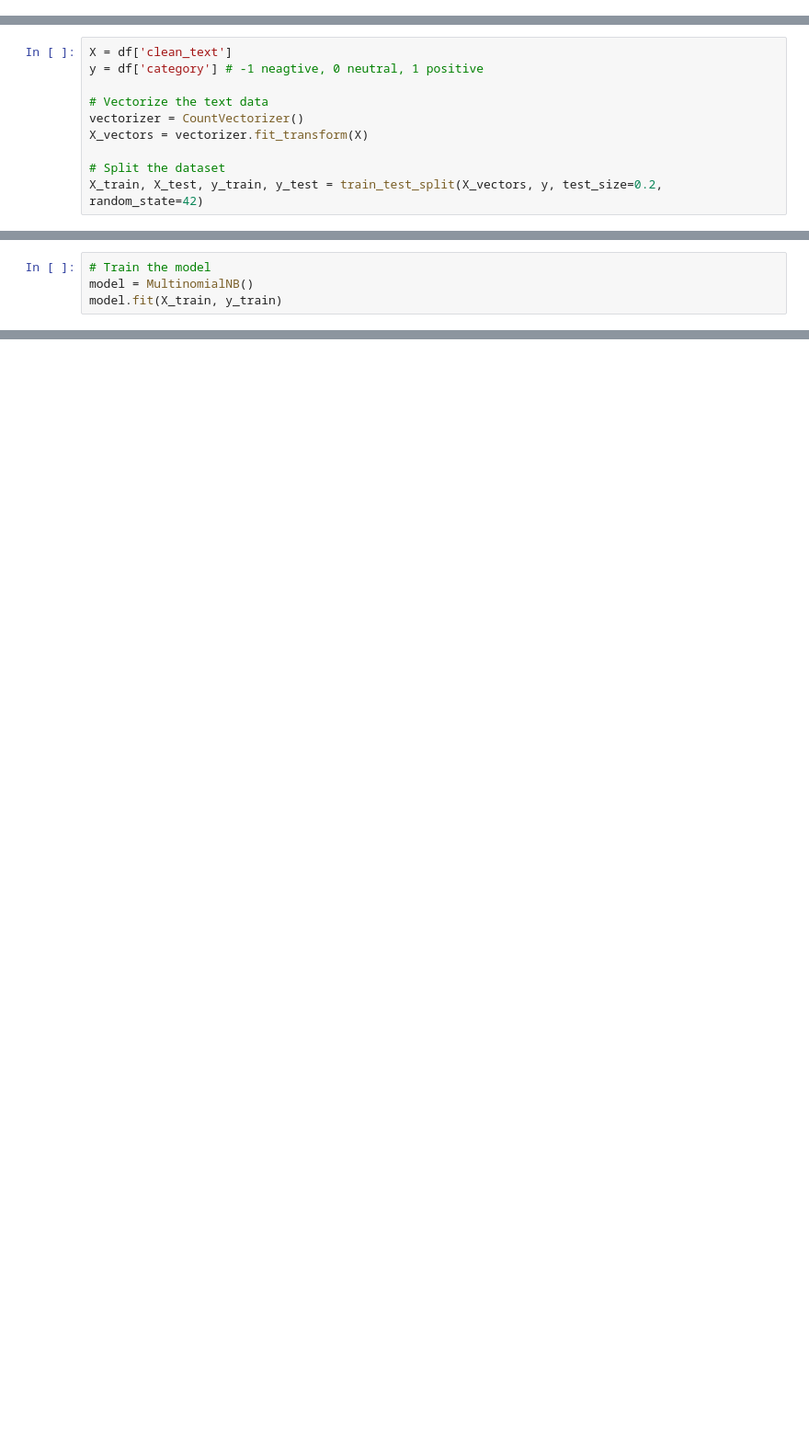
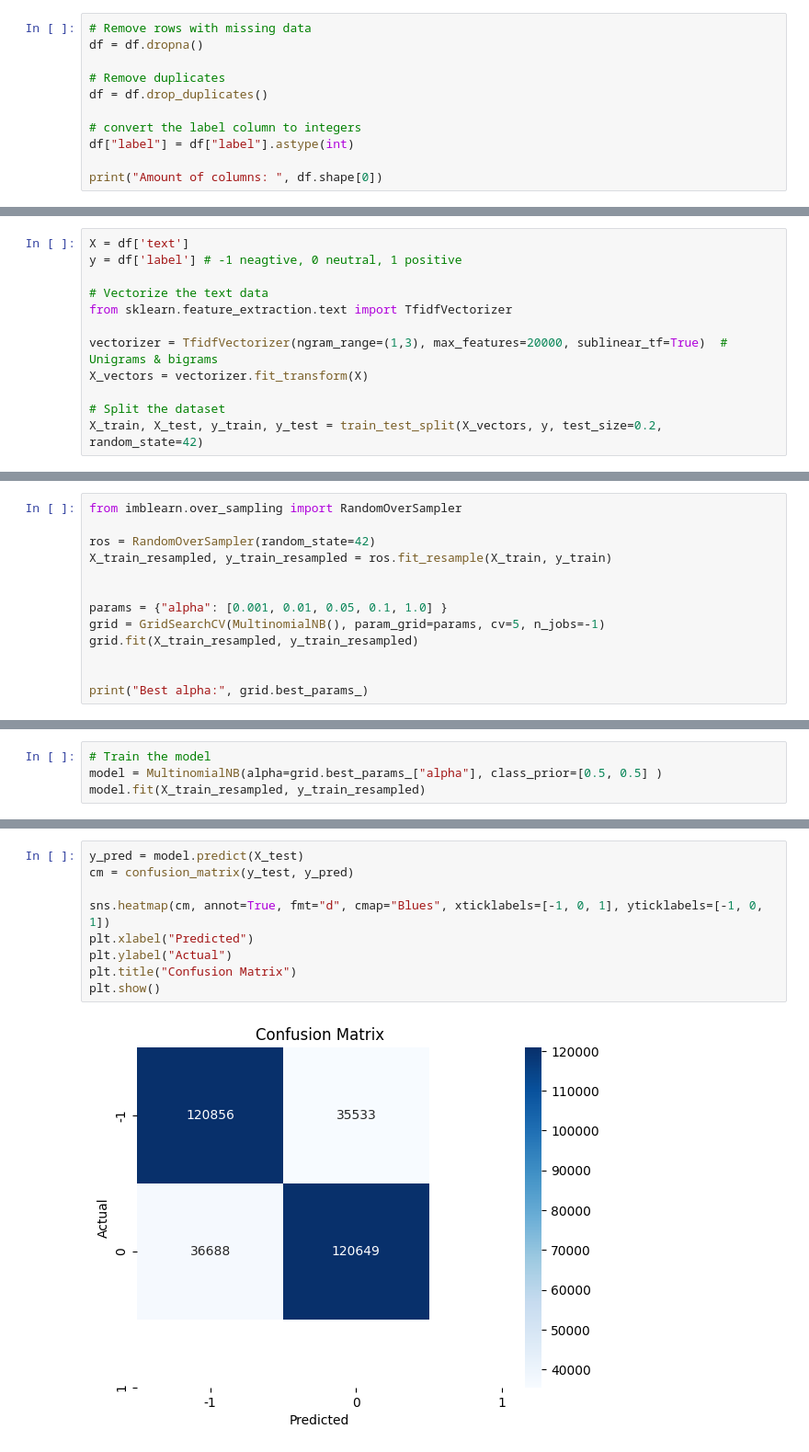
Before and after one commit to mjc136/DataScience, a Jupyter notebook: TwitterSentimentAnalysis/TwitterSentimentAnalysis.ipynb, the cells around one changed output, grey strips where cells are left out. Shown at 92% size. Cells and saved outputs as stored; diff of their text form; blank space fills up the shorter version.

```diff
--- a/TwitterSentimentAnalysis/TwitterSentimentAnalysis.ipynb
+++ b/TwitterSentimentAnalysis/TwitterSentimentAnalysis.ipynb
@@ -30,0 +45,11 @@ df = df.dropna()
+# %%
+# Remove rows with missing data
+df = df.dropna()
+
+# Remove duplicates
+df = df.drop_duplicates()
+
+# convert the label column to integers
+df["label"] = df["label"].astype(int)
+
+print("Amount of columns: ", df.shape[0])
@@ -31,9 +84,11 @@ df = df.dropna()
 # %%
-X = df['clean_text']
-y = df['category'] # -1 neagtive, 0 neutral, 1 positive
+X = df['text']
+y = df['label'] # -1 neagtive, 0 neutral, 1 positive
 
 # Vectorize the text data
-vectorizer = CountVectorizer()
+from sklearn.feature_extraction.text import TfidfVectorizer
+
+vectorizer = TfidfVectorizer(ngram_range=(1,3), max_features=20000, sublinear_tf=True)  # Unigrams & bigrams
 X_vectors = vectorizer.fit_transform(X)
 
 # Split the dataset
@@ -40,0 +98,13 @@ X_train, X_test, y_train, y_test = train_test_split(X_vectors, y, test_size=0.2,
+# %%
+from imblearn.over_sampling import RandomOverSampler
+
+ros = RandomOverSampler(random_state=42)
+X_train_resampled, y_train_resampled = ros.fit_resample(X_train, y_train)
+
+
+params = {"alpha": [0.001, 0.01, 0.05, 0.1, 1.0] }
+grid = GridSearchCV(MultinomialNB(), param_grid=params, cv=5, n_jobs=-1)
+grid.fit(X_train_resampled, y_train_resampled)
+
+
+print("Best alpha:", grid.best_params_)
@@ -41,5 +113,5 @@ X_train, X_test, y_train, y_test = train_test_split(X_vectors, y, test_size=0.2,
 # %%
 # Train the model
-model = MultinomialNB()
-model.fit(X_train, y_train)
+model = MultinomialNB(alpha=grid.best_params_["alpha"], class_prior=[0.5, 0.5] )
+model.fit(X_train_resampled, y_train_resampled)
 # %% [output]
@@ -50,3 +119,14 @@ y_pred = model.predict(X_test)
+# %%
+y_pred = model.predict(X_test)
+cm = confusion_matrix(y_test, y_pred)
+
+sns.heatmap(cm, annot=True, fmt="d", cmap="Blues", xticklabels=[-1, 0, 1], yticklabels=[-1, 0, 1])
+plt.xlabel("Predicted")
+plt.ylabel("Actual")
+plt.title("Confusion Matrix")
+plt.show()
+# %% [output]
+[figure, added]
 # %%
 # Evaluate
 print("Accuracy:", accuracy_score(y_test, y_pred))
```
Also changed, not shown: parts of 13 cells of this notebook, 2 other files.
